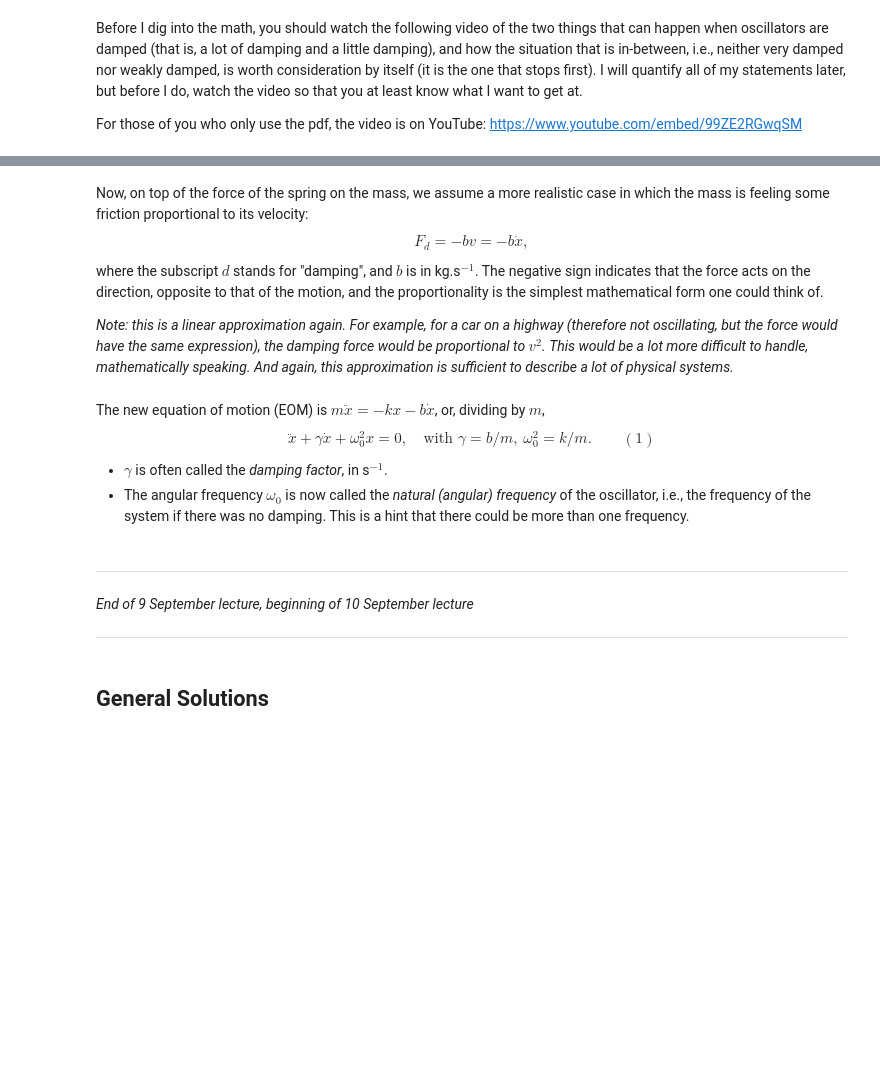
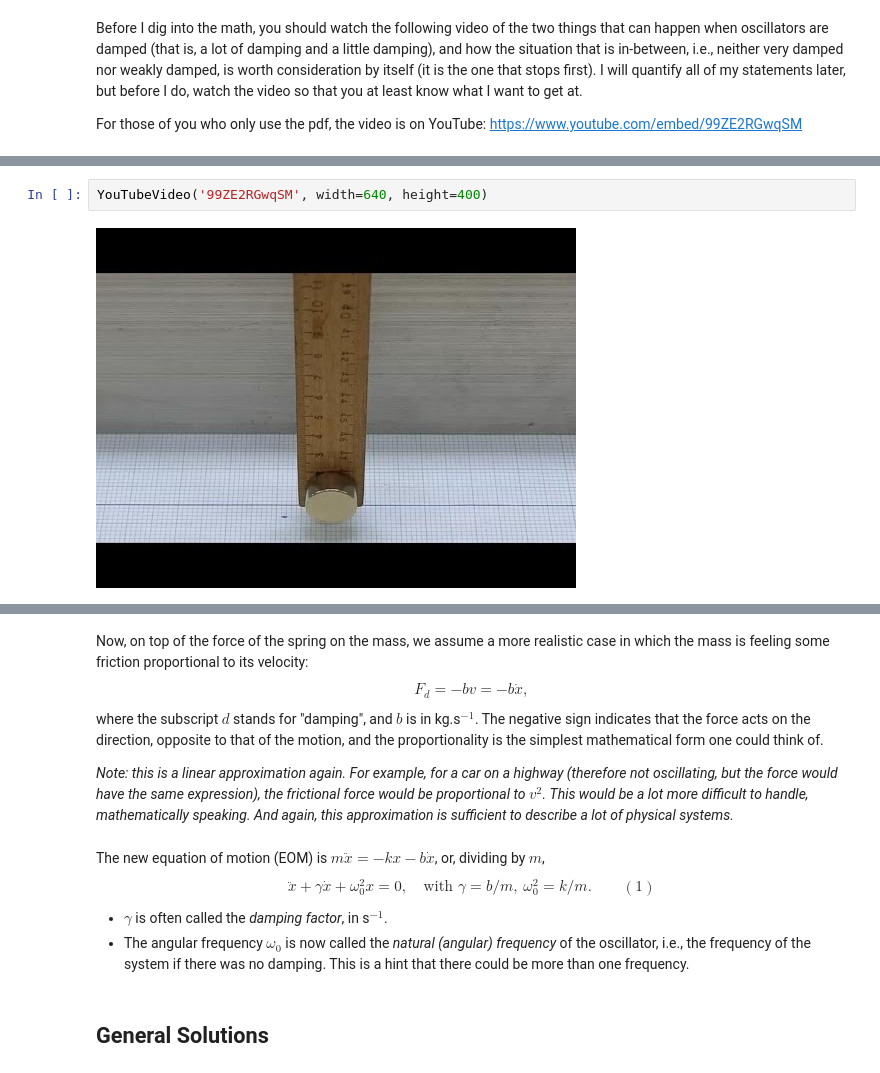
Before and after one commit to PHY293-Grisouard/Chapters-2020, a Jupyter notebook: C02 - DHOs/C02-DampedOscillations.ipynb, the cells around one changed output, grey strips where cells are left out. Saved outputs shown, nothing was run; the diff lists cells and outputs as text; blank space fills up the shorter version.

```diff
--- a/C02 - DHOs/C02-DampedOscillations.ipynb
+++ b/C02 - DHOs/C02-DampedOscillations.ipynb
@@ -116,3 +120,7 @@ HTML('<iframe width="560" height="315" src="https://www.youtube.com/embed/99ZE2R
+# %%
+YouTubeVideo('99ZE2RGwqSM', width=640, height=400)
+# %% [output]
+[figure, added]
 # %% [markdown]
 ## Equations of Motion
 
@@ -126,7 +134,7 @@ where the subscript $d$ stands for "damping", and $b$ is in kg.s$^{-1}$.
 The negative sign indicates that the force acts on the direction, opposite to that of the motion, and the proportionality is the simplest mathematical form one could think of.
 
 *Note: this is a linear approximation again.*
-*For example, for a car on a highway (therefore not oscillating, but the force would have the same expression), the damping force would be proportional to $v^2$.*
+*For example, for a car on a highway (therefore not oscillating, but the force would have the same expression), the frictional force would be proportional to $v^2$.*
 *This would be a lot more difficult to handle, mathematically speaking.*
 *And again, this approximation is sufficient to describe a lot of physical systems.*
 # %% [markdown]
@@ -134,12 +142,6 @@ The new equation of motion (EOM) is $m \ddot x = -kx - b \dot x$, or, dividing b
 $$\boxed{\ddot x + \gamma \dot x + \omega_0^2 x = 0},\quad\textrm{with } \gamma = b/m,\ \omega_0^2 = k/m.\qquad (1)$$
 * $\gamma$ is often called the *damping factor*, in s$^{-1}$.
 * The angular frequency $\omega_0$ is now called the *natural (angular) frequency* of the oscillator, i.e., the frequency of the system if there was no damping. This is a hint that there could be more than one frequency.
-# %% [markdown]
-***
-
-*End of 9 September lecture, beginning of 10 September lecture*
-
-***
 # %% [markdown]
 ## General Solutions
 # %% [markdown]
```
Also changed, not shown: parts of 6 cells of this notebook.
